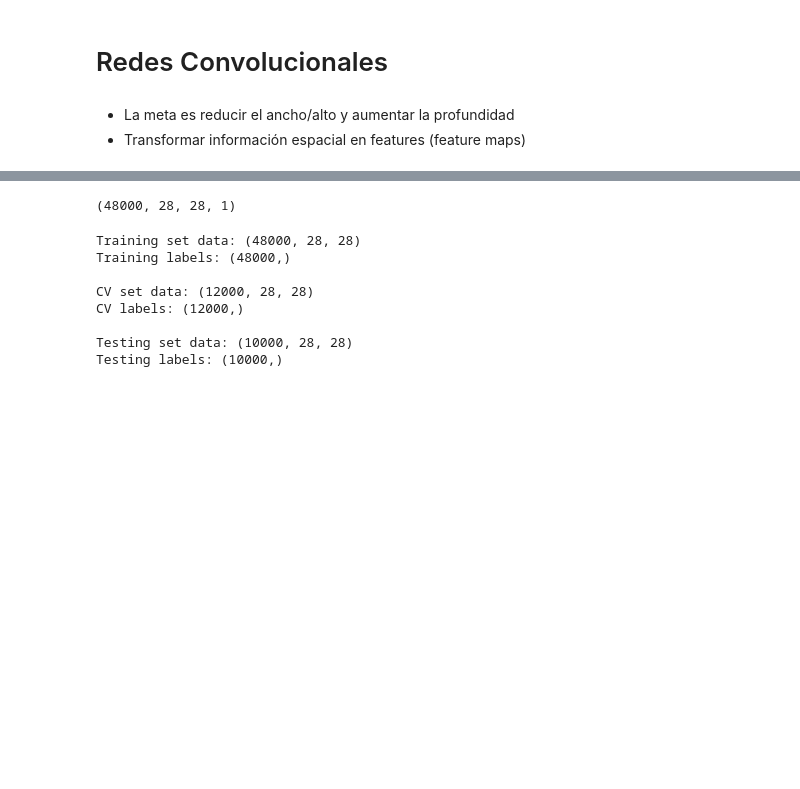
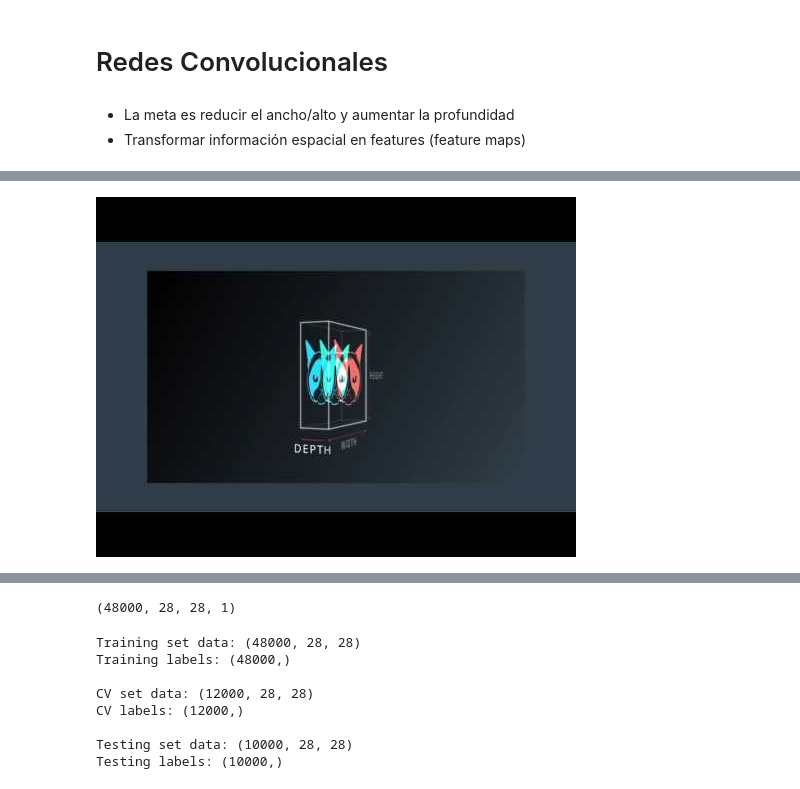
Before and after one commit to gebasilio/MNIST-MLP-CNN, a Jupyter notebook: 3-MNIST-CNN.ipynb, the cells around one changed output, grey strips where cells are left out. Drawn from its saved outputs; the diff is of its cells as text; code cells hidden in the pictures; blank space fills up the shorter version.

```diff
--- a/3-MNIST-CNN.ipynb
+++ b/3-MNIST-CNN.ipynb
@@ -21,0 +26,4 @@ CNNs for image classification: https://youtu.be/l9vg_1YUlzg
+# %%
+YouTubeVideo('RnM1D-XI--8')
+# %% [output]
+[figure, added]
```
Also changed, not shown: parts of 19 cells of this notebook, 1 other file.
